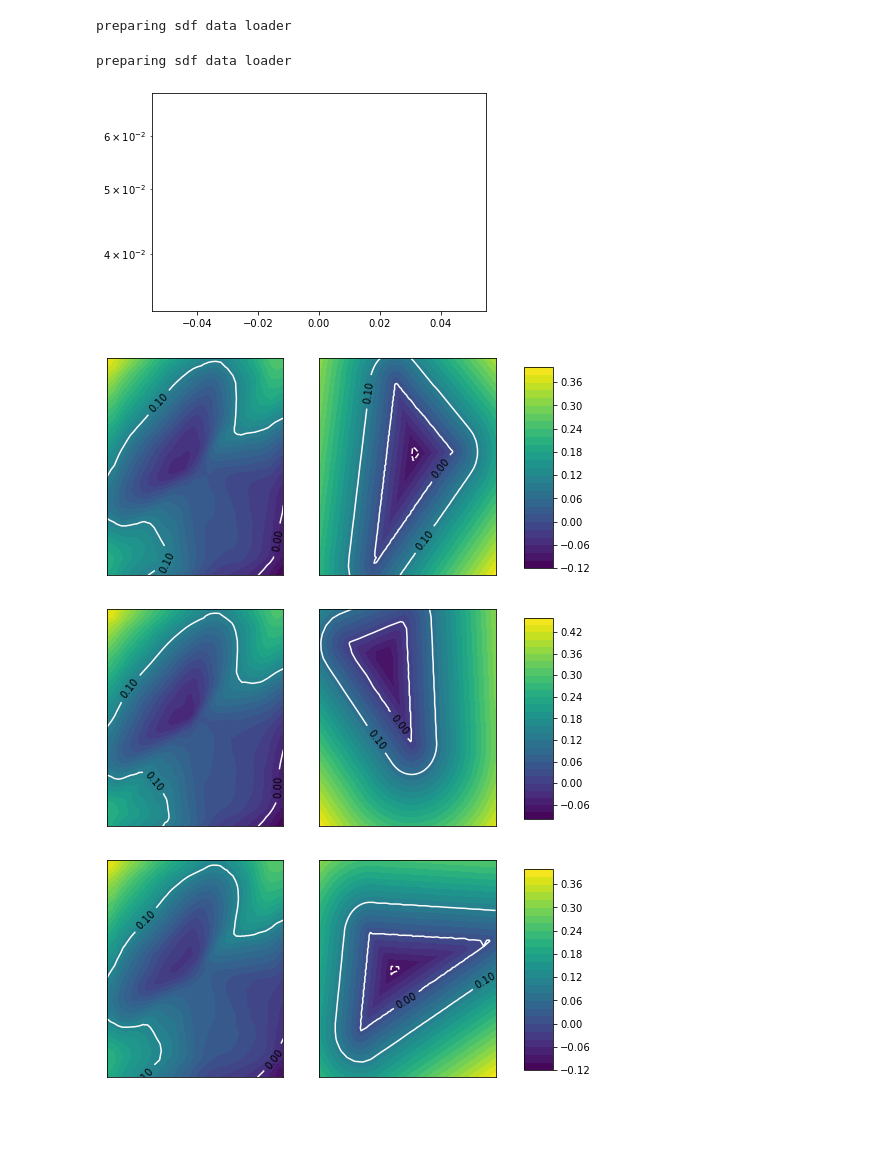
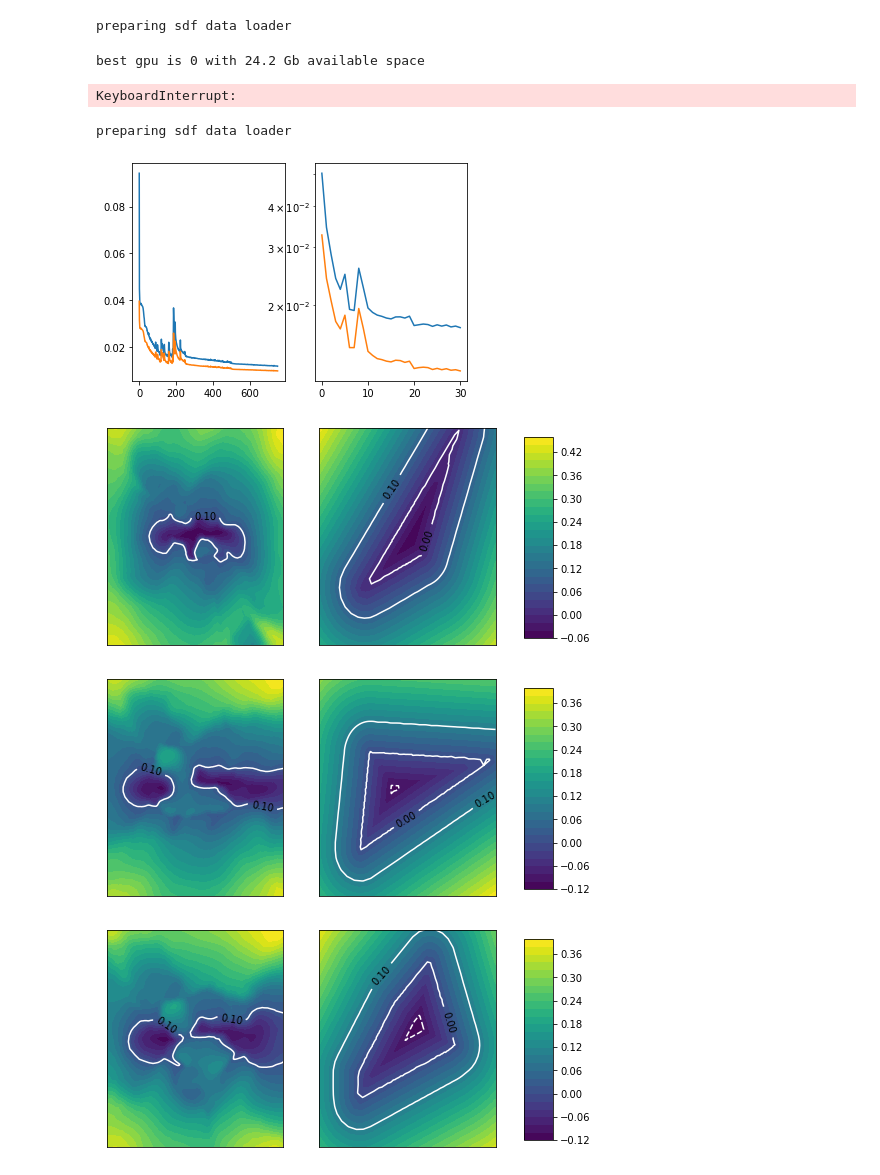
Before and after one commit to amaleki2/graph_projects, a Jupyter notebook: sdf-gat-gunet.ipynb, the cells around one changed output. Cells and saved outputs as stored; diff of their text form; code cells hidden in the pictures; blank space fills up the shorter version.

Commit message:
update gat unet notebook

```diff
--- a/sdf-gat-gunet.ipynb
+++ b/sdf-gat-gunet.ipynb
@@ -3,9 +3,9 @@ import torch.nn as nn
 from src import train_sdf, get_sdf_data_loader, GatUNet2, borderless_loss, clamped_loss, plot_sdf_results
 # %%
 # get data
-n_objects = 100
-data_folder = "C:/Users/amaleki/OneDrive - ANSYS, Inc/Projects/mesh_gen/mesh_sdf/mesh/"
-batch_size = 6
+n_objects = 300
+data_folder = "../mesh/"
+batch_size = 10
 edge_method = 'edge' # or 'proximity'
 edge_params = {'radius': 0.05}
 train_data, test_data = get_sdf_data_loader(n_objects, data_folder, batch_size, eval_frac=0.2,
@@ -16,29 +16,31 @@ preparing sdf data loader
 # choose model
 in_channels, hidden_channels, out_channels = 3, [32, 64, 128, 64, 32], 1
 model = GatUNet2(in_channels, hidden_channels, out_channels)
+# %%
+# train parameters
+gamma       = 0.2
+lr_0        = 0.001
+n_epoch     = 750
+step_size   = 250
+print_every = 25
+save_name   = "gat_gunet" + edge_method
 # %%
 # choose loss functions; see src/loss.py for details of parameters
 loss_funcs = [borderless_loss, clamped_loss]
 losses_params = {"loss_func": nn.L1Loss, "radius": 0.1, "maxv": 0.05}
+train_sdf(model, train_data, test_data, loss_funcs, n_epoch=n_epoch, print_every=print_every,
+          save_name=save_name, lr_0=lr_0, step_size=step_size, gamma=gamma, **losses_params)
+# %% [output]
+best gpu is 0 with 24.2 Gb available space
+KeyboardInterrupt:
-# %%
-# train
-gamma       = 0.5
-lr_0        = 0.001
-n_epoch     = 500
-step_size   = 250
-print_every = 25
-save_name   = "gat_gunet" + edge_method
-train_sdf(model, train_data, test_data, loss_funcs, n_epoch=n_epoch, print_every=print_every, use_cpu=True,
-          save_name=save_name, lr_0=lr_0, step_size=step_size, gamma=gamma, **losses_params)
 # %%
 # visualization
-save_name   = "gat_unet"
 data_loader, _ = get_sdf_data_loader(10, data_folder, 1, eval_frac=0, edge_method=edge_method, edge_params=edge_params)
 output_func = lambda x: x.numpy()[:, 0]
 plot_sdf_results(model, data_loader, save_name=save_name, output_func=output_func, levels=[-0.1, 0., 0.1])
 # %% [output]
 preparing sdf data loader
-[figure, old version]
+[figure, new version]
-[figure, old version]
+[figure, new version]
-[figure, old version]
+[figure, new version]
-[figure, old version]
+[figure, new version]
```
Also changed, not shown: parts of 1 cell of this notebook.
